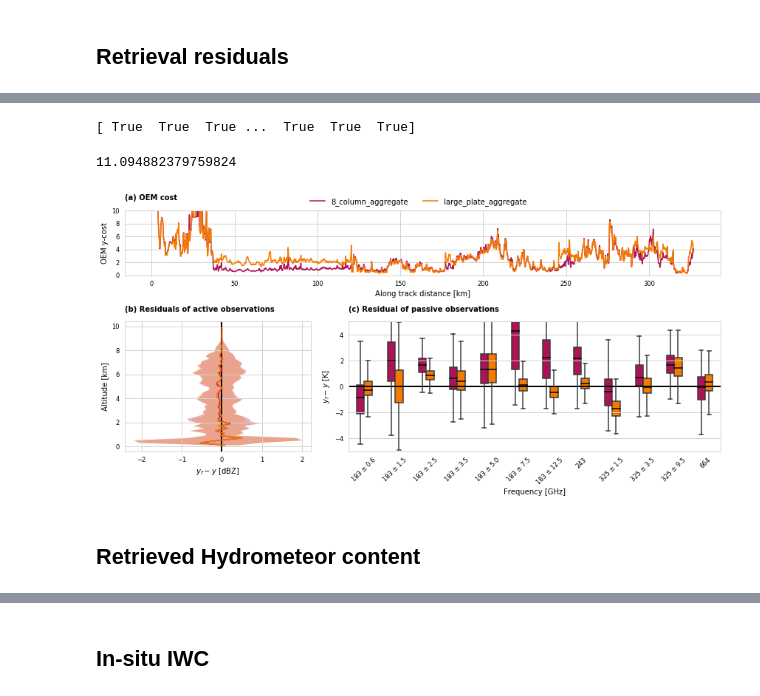
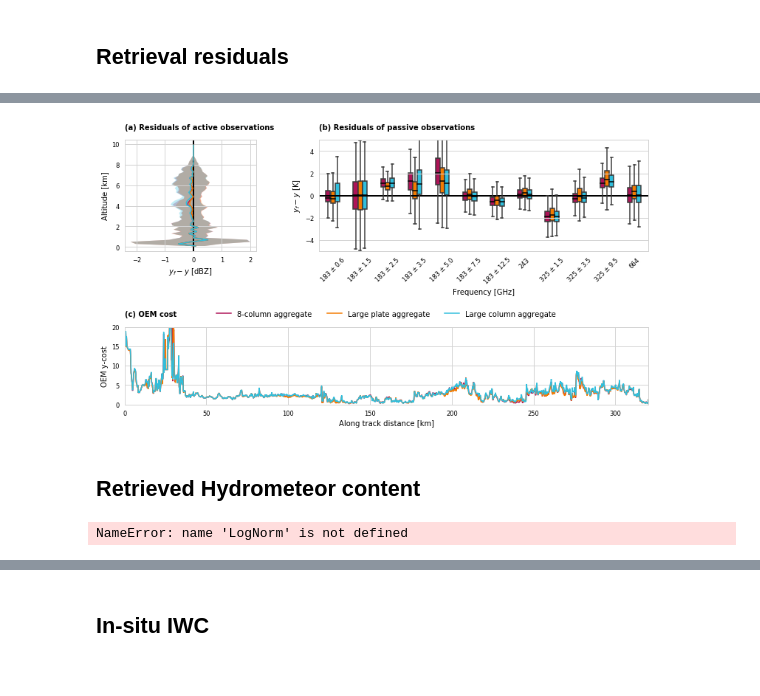
Before and after one commit to simonpf/ismar_combined, a Jupyter notebook: notebooks/results.ipynb, the cells around one changed output, grey strips where cells are left out. Cells and saved outputs as stored; diff of their text form; code cells hidden in the pictures.

```diff
--- a/notebooks/results.ipynb
+++ b/notebooks/results.ipynb
@@ -39,7 +45,7 @@ for i in range(n):
     ax = axs[i]
     ax.plot(x, y[mask, i], c = "gray", label = "Observations")
 
-for shape in ["8_column_aggregate", "large_plate_aggregate"]:
+for shape in ["8_column_aggregate", "large_plate_aggregate", "large_column_aggregate", "combined"]:
     yf = results[shape]["yf_hamp_passive"]
     mask = np.all(yf < 1e9, axis = 1)
     x  = hamp.d[:-1][mask]
@@ -50,5 +56,5 @@ for shape in ["8_column_aggregate", "large_plate_aggregate"]:
 ax.legend(bbox_to_anchor = [0.5, -0.5])
 plt.tight_layout()
 
-f.savefig("retrieval_fits_hamp.pdf")
+f.savefig("../plots/retrieval_fits_hamp.pdf")
 # %% [output]
@@ -70,7 +76,7 @@ for i in range(n):
     ax = axs[i]
     ax.plot(x, y[mask, i], c = "gray", label = "Observations")
 
-for shape in ["8_column_aggregate", "large_plate_aggregate"]:
+for shape in ["8_column_aggregate", "large_plate_aggregate", "large_column_aggregate"]:
     yf = results[shape]["yf_ismar"]
     mask = np.all(yf < 1e9, axis = 1)
     x  = hamp.d[:-1][mask]
@@ -81,5 +87,5 @@ for shape in ["8_column_aggregate", "large_plate_aggregate"]:
 ax.legend(bbox_to_anchor = [0.5, -0.5])
 
 plt.tight_layout()
-f.savefig("retrieval_fits_ismar.pdf")
+f.savefig("../plots/retrieval_fits_ismar.pdf")
 # %% [output]
@@ -89,5 +95,3 @@ f.savefig("retrieval_fits_ismar.pdf")
 # %%
 import seaborn as sns
 sns.reset_orig()
-# %%
-dy = yf[mask, :] - y[mask, :]
@@ -150,40 +98,19 @@ data
-# %%
-y  = results[shape]["y_hamp_radar"]
-yf = results[shape]["yf_hamp_radar"]
-mask = np.all(yf < 1e9, axis = 1)
-print(mask)
-dy = yf[mask, :] - y[mask, :]
-dy.max()
-# %% [output]
-[ True  True  True ...  True  True  True]
-11.094882379759824
 # %%
 from matplotlib.gridspec import GridSpec
 import pandas as pd
 
-plt.figure(figsize = (12, 6))
-gs = GridSpec(2, 2, width_ratios = [0.5, 1.0], height_ratios = [0.5, 1.0])
+f = plt.figure(figsize = (12, 6))
+gs = GridSpec(2, 3, width_ratios = [0.4, 1.0, 0.03], height_ratios = [0.7, 1.0][::-1])
 
-ax = plt.subplot(gs[0, :])
-
-for shape in ["8_column_aggregate", "large_plate_aggregate"]:
-    diagnostics = results[shape]["diagnostics"]
-    ax.plot(hamp.d[:-1], diagnostics[:, 2], label = shape)
-
-ax.set_title("(a) OEM cost", loc = "left", fontweight = "bold")
-ax.set_ylim([0, 10])
-ax.set_xlabel("Along track distance [km]")
-ax.set_ylabel("OEM y-cost")
-ax.legend(ncol = 2, bbox_to_anchor = (0.3, 1.3))
 
 #
 # RADAR errors
 #
 
-ax = plt.subplot(gs[1, 0])
+ax = plt.subplot(gs[0, 0])
 ax.axvline(0, lw = 2, c = "k")
 
-for shape in ["8_column_aggregate", "large_plate_aggregate"]:
+for shape in ["8_column_aggregate", "large_plate_aggregate", "large_column_aggregate"]:
     y  = results[shape]["y_hamp_radar"]
     yf = results[shape]["yf_hamp_radar"]
     mask = np.all(yf < 1e9, axis = 1)
@@ -198,13 +125,13 @@ for shape in ["8_column_aggregate", "large_plate_aggregate"]:
 
 ax.set_ylabel("Altitude [km]")
 ax.set_xlabel("$y_f - y$ [dBZ]")
-ax.set_title("(b) Residuals of active observations", loc = "left", fontweight = "bold")
+ax.set_title("(a) Residuals of active observations", loc = "left", fontweight = "bold")
 #
 # Boxplot
 #
 
 
-ax = plt.subplot(gs[1, 1])
+ax = plt.subplot(gs[0, 1])
 
 indices = [list(range(19, 26)), [5, 6, 7, 8, 9]]
 frequencies = [["183 ± 0.6", "183 ± 1.5", "183 ± 2.5", "183 ± 3.5", "183 ± 5.0", "183 ± 7.5", "183 ± 12.5"], \
@@ -214,7 +141,7 @@ frequencies = [["183 ± 0.6", "183 ± 1.5", "183 ± 2.5", "183 ± 3.5", "183 ±
 dys = []
 shapes = []
 channels = []
-for si, shape in enumerate(["8_column_aggregate", "large_plate_aggregate"]):
+for si, shape in enumerate(["8_column_aggregate", "large_plate_aggregate", "large_column_aggregate"]):
 
     yf = results[shape]["yf_hamp_passive"]
     y  = results[shape]["y_hamp_passive"]
@@ -224,35 +151,60 @@ for si, shape in enumerate(["8_column_aggregate", "large_plate_aggregate"]):
         dys +=  [dy[:, i].ravel()]
         shapes += int(mask.sum()) * [shape]
         channels += int(mask.sum()) * [i]
 
     yf = results[shape]["yf_ismar"]
     y  = results[shape]["y_ismar"]
     mask = np.all(y < 1e9, axis = 1)
     dy = yf[mask, :] - y[mask, :]
     for i in indices[1]:
         dys += [dy[:, i].ravel()]
         shapes += int(mask.sum()) * [shape]
         channels += int(mask.sum()) * [i]
 
 dys = np.concatenate(dys, axis = 0).ravel()
 data = {"dy" : dys, "shape" : shapes, "channel" : channels}
 data = pd.DataFrame(data)
 
 ax.axhline(0, lw = 2, c = "k")
 sns.boxplot(x = "channel", y = "dy", hue = "shape", data = data, showfliers = False, medianprops = {"color" : "k"}, saturation = 1, width = 0.5)
 ax.get_legend().remove()
 ax.set_ylim([-5, 5])
 ax.set_ylabel("$y_f - y$ [K]")
-ax.set_title("(c) Residual of passive observations", loc = "left", fontweight = "bold")
+ax.set_title("(b) Residuals of passive observations", loc = "left", fontweight = "bold")
 
 labels = frequencies[0] + frequencies[1]
 ax.set_xticklabels(labels, rotation = 45)
 ax.set_xlabel("Frequency [GHz]")
 
+#
+# OEM error
+#
+
+ax = plt.subplot(gs[1, :2])
+
+handles = []
+names = ["8-column aggregate", "Large plate aggregate", "Large column aggregate"]
+for i, shape in enumerate(["8_column_aggregate", "large_plate_aggregate", "large_column_aggregate"]):
+    diagnostics = results[shape]["diagnostics"]
+    handles += ax.plot(hamp.d[:-1], diagnostics[:, 2], label = names[i])
+
+ax.set_title("(c) OEM cost", loc = "left", fontweight = "bold")
+ax.set_ylim([0, 20])
+ax.set_xlabel("Along track distance [km]")
+ax.legend(handles = handles, labels = names, ncol = 3, loc = "upper center", bbox_to_anchor = [0.5, 1.3])
+ax.set_ylabel("OEM y-cost")
+ax.set_xlim([0, 320])
+
+ax = plt.subplot(gs[1, -1])
+ax.xaxis.set_visible(False)
+ax.yaxis.set_visible(False)
+for s in ax.spines:
+    ax.spines[s].set_visible(False)
+
 plt.tight_layout()
 f.savefig("../plots/fit_overview.pdf")
 # %% [output]
-[figure, old version]
+[figure, new version]
 # %% [markdown]
 ## Retrieved Hydrometeor content
 # %%
@@ -265,5 +218,9 @@ rho = 917.0
 
 dm = (6.0 / (np.pi * rho * c) * md / n0) ** 0.25
+# %%
+plt.pcolormesh(n0.T, norm = LogNorm())
+# %% [output]
+NameError: name 'LogNorm' is not defined
 # %%
 from matplotlib.colors import LogNorm, Normalize
 from joint_flight.plots import grid_to_edges
```
Also changed, not shown: parts of 26 cells of this notebook, 11 other files.
